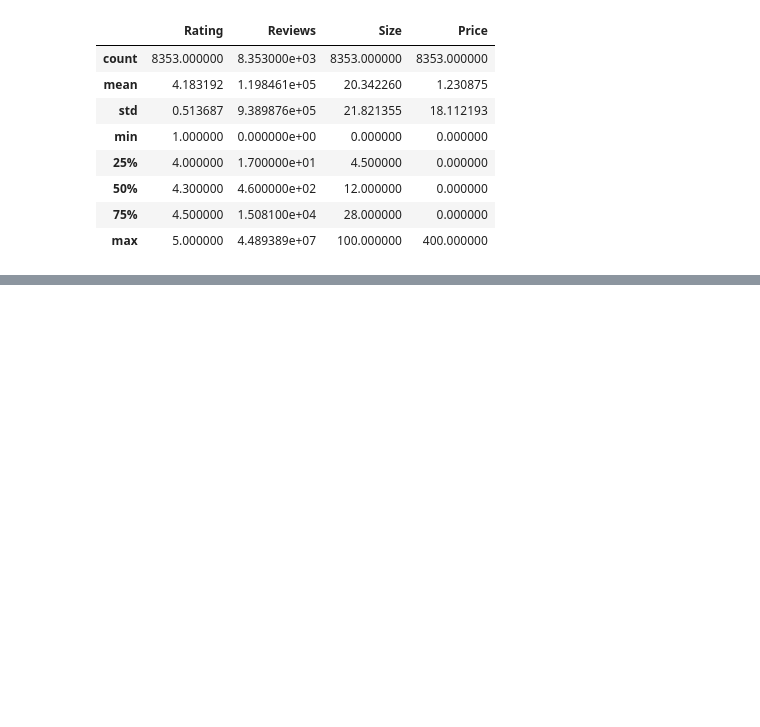
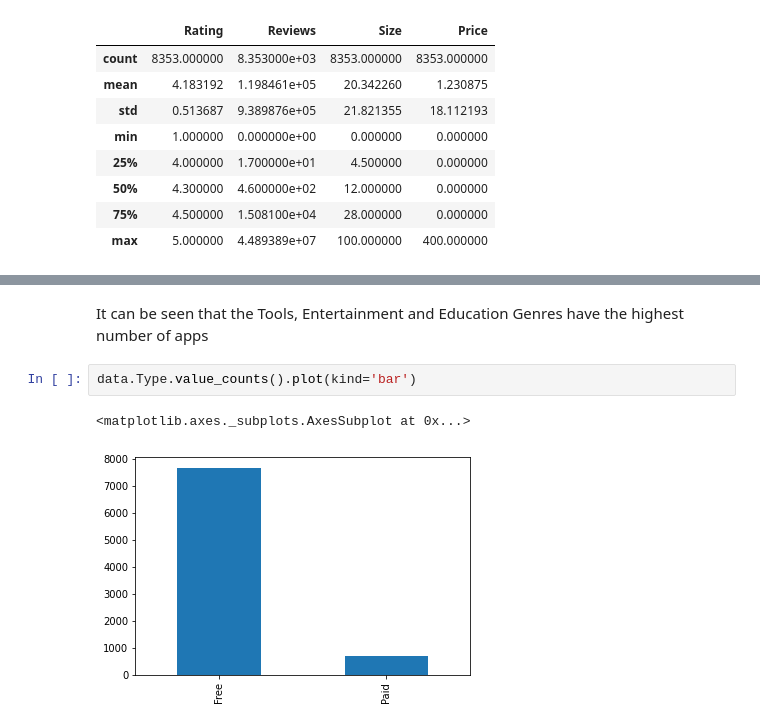
Before and after one commit to anasabbad/Play-Store-App-Review-Analysis--EDA-Capstone, a Jupyter notebook: Play_Store_App_Review_Analysis_Capstone_Project.ipynb, the cells around one changed output, grey strips where cells are left out. Cells and saved outputs as stored; diff of their text form; blank space fills up the shorter version.

```diff
--- a/Play_Store_App_Review_Analysis_Capstone_Project.ipynb
+++ b/Play_Store_App_Review_Analysis_Capstone_Project.ipynb
@@ -405,0 +450,7 @@ data.head()
+# %% [markdown]
+It can be seen that the Tools, Entertainment and Education Genres have the highest number of apps
+# %%
+data.Type.value_counts().plot(kind='bar')
+# %% [output]
+<matplotlib.axes._subplots.AxesSubplot at 0x...>
+[figure, added]
```
Also changed, not shown: parts of 19 cells of this notebook.
